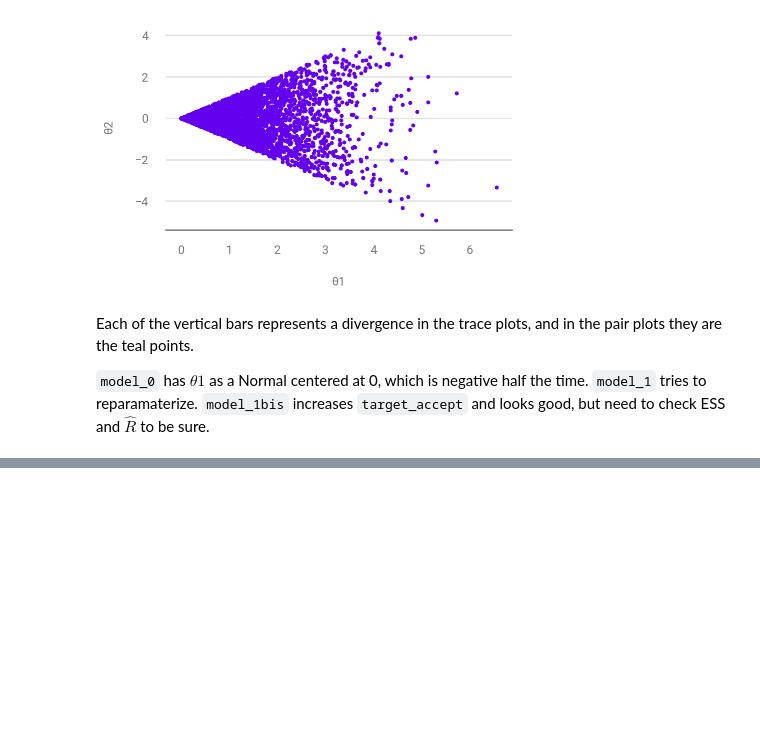
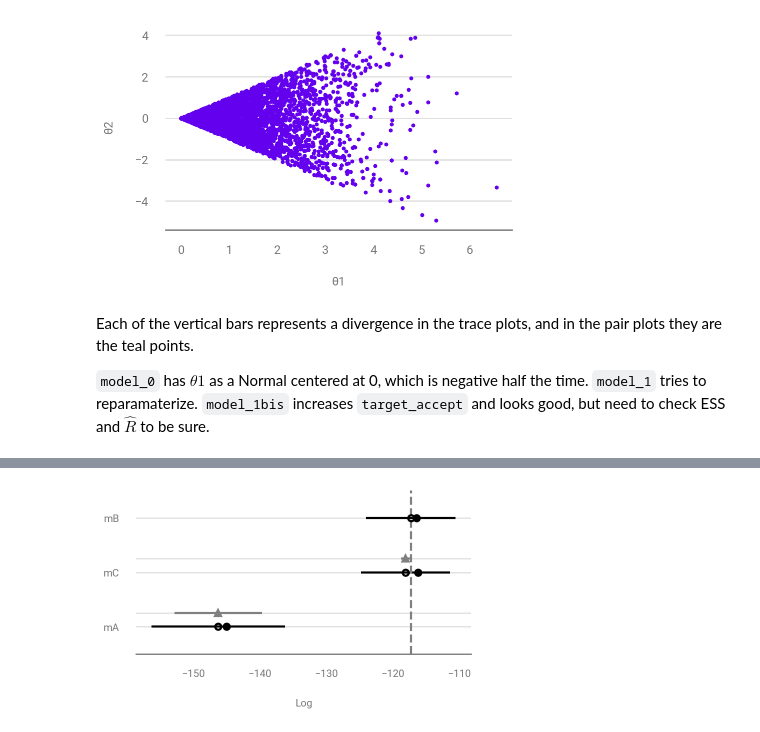
Before and after one commit to paw-lu/bayesian-modeling-computation-python, a Jupyter notebook: notebooks/2_exploratory_analysis_of_bayesian_models.ipynb, the cells around one changed output, grey strips where cells are left out. Saved outputs shown, nothing was run; the diff lists cells and outputs as text; code cells hidden in the pictures; blank space fills up the shorter version.

```diff
--- a/notebooks/2_exploratory_analysis_of_bayesian_models.ipynb
+++ b/notebooks/2_exploratory_analysis_of_bayesian_models.ipynb
@@ -332,0 +495,3 @@ to be sure.
+# %%
+compare_df = az.compare(idatas_cmp)
+compare_df
@@ -332,0 +537,4 @@ to be sure.
+# %%
+az.plot_compare(compare_df);
+# %% [output]
+[figure, added]
```
Also changed, not shown: parts of 10 cells of this notebook, 1 other file.
